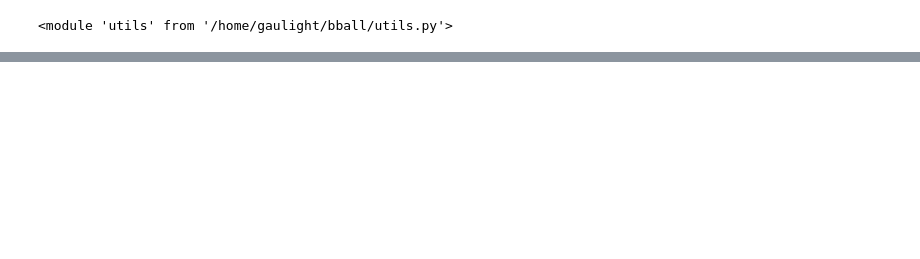
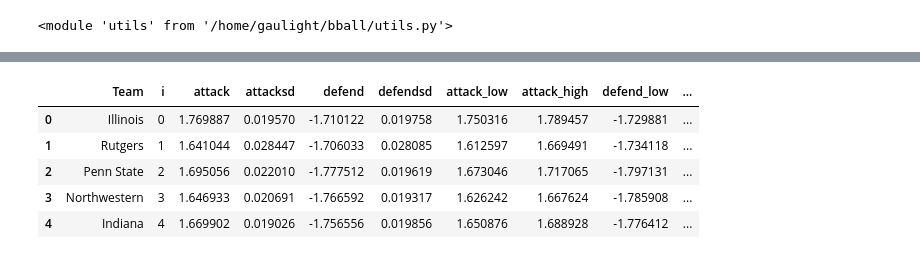
Before and after one commit to gaulight42/bball1, a Jupyter notebook: ncaaBball2022.ipynb, the cells around one changed output, grey strips where cells are left out. Cells and saved outputs as stored; diff of their text form; code cells hidden in the pictures; blank space fills up the shorter version.

```diff
--- a/ncaaBball2022.ipynb
+++ b/ncaaBball2022.ipynb
@@ -812,38 +812,19 @@ def runThePyroCodeRest(fit,teams,df,train):
 
     print("Analyse posterior...")
 
-    # Attack and defence
-    quality = teams.copy()
-
-    quality = quality.assign(
-        attack=fit["attack"].mean(axis=0),
-        attacksd=fit["attack"].std(axis=0),
-        defend=fit["defend"].mean(axis=0),
-        defendsd=fit["defend"].std(axis=0),
-    )
-    quality = quality.assign(
-        attack_low=quality["attack"] - quality["attacksd"],
-        attack_high=quality["attack"] + quality["attacksd"],
-        defend_low=quality["defend"] - quality["defendsd"],
-        defend_high=quality["defend"] + quality["defendsd"],
-    )
-
-    plot_quality(quality)
 
     # Predicted goals and table
     predict = df[df["split"] == "predict"]
-    print("this many home_ids: " , predict.Home_id.unique())
+    #print("this many home_ids: " , predict.Home_id.unique())
 
     predictive = Predictive(
         model=model, guide=guide, num_samples=2000, return_sites=["s1", "s2"]
     )
 
-    #it dies on this line ; look at
     predicted_score = predictive(
         home_id=predict["Home_id"].values,
         away_id=predict["Away_id"].values,
     )
-    print("got this far")
 
     predicted_full = predict.copy()
     predicted_full = predicted_full.assign(
@@ -860,7 +841,7 @@ def runThePyroCodeRest(fit,teams,df,train):
     print(score_table(df))
     print(score_table(predicted_full))
 
-def doQualityPlot(fit,teams,df,train):
+def qualityCalc(fit,teams,df,train):
     # Attack and defence
     quality = teams.copy()
 
@@ -877,7 +858,7 @@ def doQualityPlot(fit,teams,df,train):
         defend_high=quality["defend"] + quality["defendsd"],
     )
     #gotta debug this
-    return plot_quality(quality)
+    return quality
 # %%
 class Args():
     learning_rate = 0.1
@@ -950,0 +927,9 @@ output_file("foo.html")
+# %%
+qDF.head()
+# %% [output]
+|  | Team | i | attack | attacksd | defend | defendsd | attack_low | attack_high | defend_low | ... |
+| 0 | Illinois | 0 | 1.769887 | 0.019570 | -1.710122 | 0.019758 | 1.750316 | 1.789457 | -1.729881 | ... |
+| 1 | Rutgers | 1 | 1.641044 | 0.028447 | -1.706033 | 0.028085 | 1.612597 | 1.669491 | -1.734118 | ... |
+| 2 | Penn State | 2 | 1.695056 | 0.022010 | -1.777512 | 0.019619 | 1.673046 | 1.717065 | -1.797131 | ... |
+| 3 | Northwestern | 3 | 1.646933 | 0.020691 | -1.766592 | 0.019317 | 1.626242 | 1.667624 | -1.785908 | ... |
+| 4 | Indiana | 4 | 1.669902 | 0.019026 | -1.756556 | 0.019856 | 1.650876 | 1.688928 | -1.776412 | ... |
```
Also changed, not shown: parts of 18 cells of this notebook, 1 other file.
